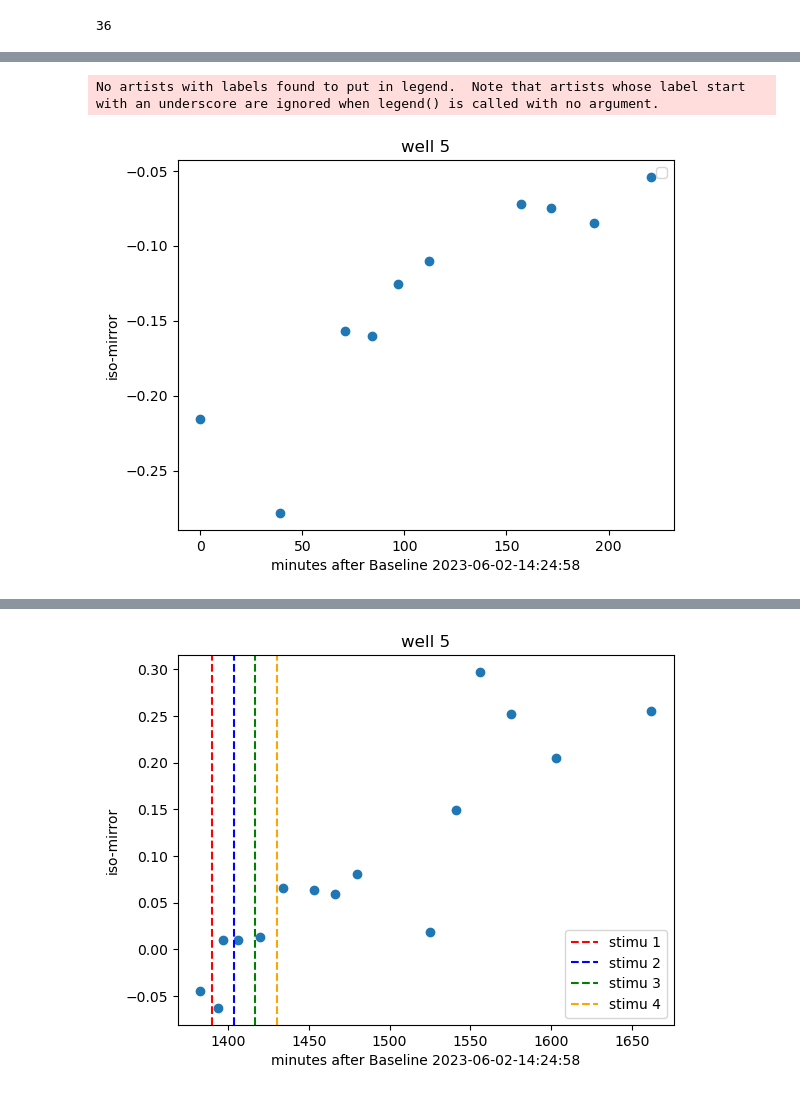
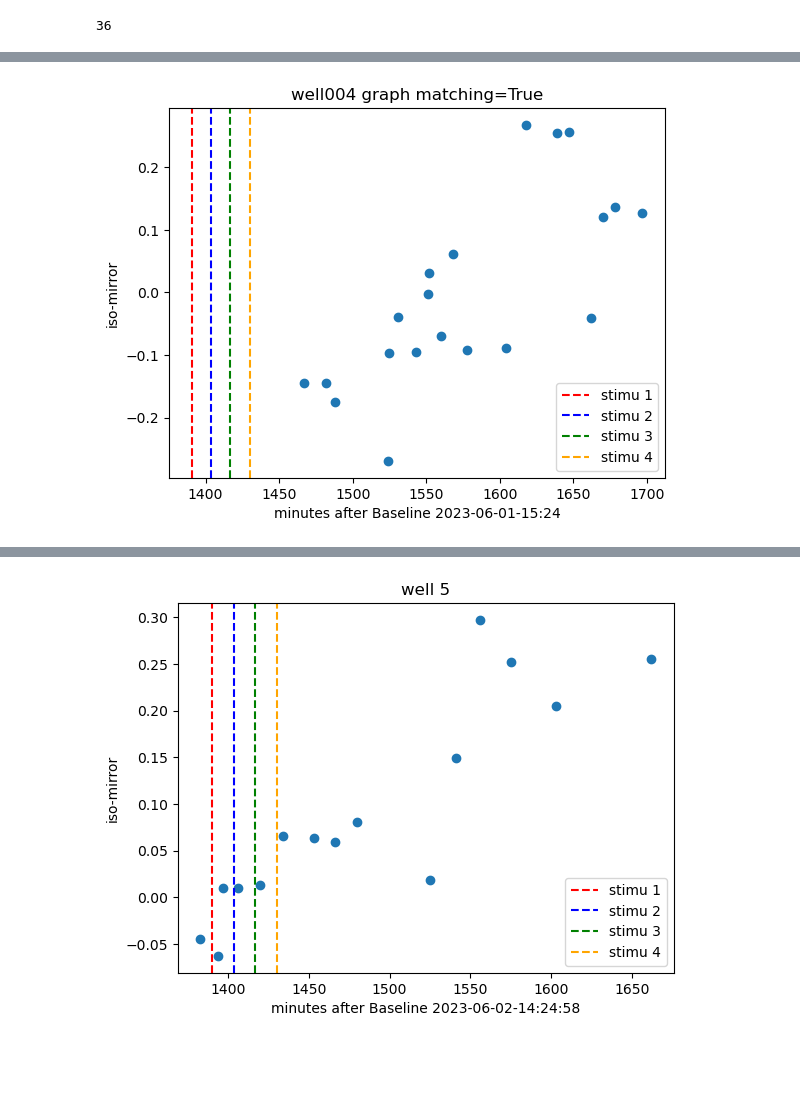
Before and after one commit to TianyiChen97/Organoid, a Jupyter notebook: Iso-mirror-TBS3.ipynb, the cells around one changed output, grey strips where cells are left out. Drawn from its saved outputs; the diff is of its cells as text; code cells hidden in the pictures; blank space fills up the shorter version.

```diff
--- a/Iso-mirror-TBS3.ipynb
+++ b/Iso-mirror-TBS3.ipynb
@@ -413,7 +321,7 @@ plt.scatter(range(n),s)
 # %%
 from graspologic.embed import AdjacencySpectralEmbed
 # %%
-tm=kk
+tm=choosen_time_points
 # %%
 ed=1
 Xhat_list=np.zeros([len(tm),n,2*ed])
@@ -456,7 +355,9 @@ MDS=v[:,:d] @ np.diag(np.sqrt(w[:d]))
 # %%
-plt.scatter(MDS[:,0],MDS[:,1],color='black')
+d=4
+MDS=v[:,:d] @ np.diag(np.sqrt(w[:d]))
+plt.scatter(MDS[:,0],-MDS[:,1],color='black')
 for i in range(len(tm)):
-    plt.text(MDS[i,0],MDS[i,1]+0.01,int(float(final_data[kk[i],1])), fontsize=16)
+    plt.text(MDS[i,0],-MDS[i,1]+0.01,int(float(final_data[kk,1][choosen_time_points[i]])), fontsize=12)
 plt.xlabel("dim 1",fontsize=15)
 plt.ylabel("dim 2",fontsize=15)
 # %% [output]
@@ -465,5 +366,7 @@ Text(0, 0.5, 'dim 2')
+# %%
+time = [int(float(final_data[kk,1][choosen_time_points[i]])) for i in range(len(choosen_time_points))]
 # %%
 from sklearn.manifold import Isomap
 # %%
-embedding = Isomap(n_neighbors=2,n_components=1)
+embedding = Isomap(n_neighbors=3,n_components=1)
 iso = embedding.fit_transform(MDS)
@@ -490,26 +373,25 @@ stimulus_time_diff
 # %%
 
 # Plot the scatter plot
-plt.scatter(new_list[:10], iso[:10])
+plt.scatter(time,-iso)
 
 # Add vertical lines
-#plt.axvline(x=stimulus_time_diff[0], color='red', linestyle='--', label='stimu 1')
-#plt.axvline(x=stimulus_time_diff[1], color='blue', linestyle='--', label='stimu 2')
-#plt.axvline(x=stimulus_time_diff[2], color='green', linestyle='--', label='stimu 3')
-#plt.axvline(x=stimulus_time_diff[3], color='orange', linestyle='--', label='stimu 4')
+plt.axvline(x=stimulus_time_diff[0], color='red', linestyle='--', label='stimu 1')
+plt.axvline(x=stimulus_time_diff[1], color='blue', linestyle='--', label='stimu 2')
+plt.axvline(x=stimulus_time_diff[2], color='green', linestyle='--', label='stimu 3')
+plt.axvline(x=stimulus_time_diff[3], color='orange', linestyle='--', label='stimu 4')
 
 # Set the x-axis label and y-axis label
-plt.xlabel('minutes after Baseline 2023-06-02-14:24:58')
+plt.xlabel('minutes after Baseline 2023-06-01-15:24')
 plt.ylabel('iso-mirror')
 
 # Add a title
-plt.title('well 5')
+plt.title(str(well)+' graph matching='+str(graph_matching))
 
 # Add a legend
 plt.legend()
 
 # Show the plot
 plt.show()
 # %% [output]
-No artists with labels found to put in legend.  Note that artists whose label start with an underscore are ignored when legend() is called with no argument.
-[figure, old version]
+[figure, new version]
```
Also changed, not shown: parts of 39 cells of this notebook.
